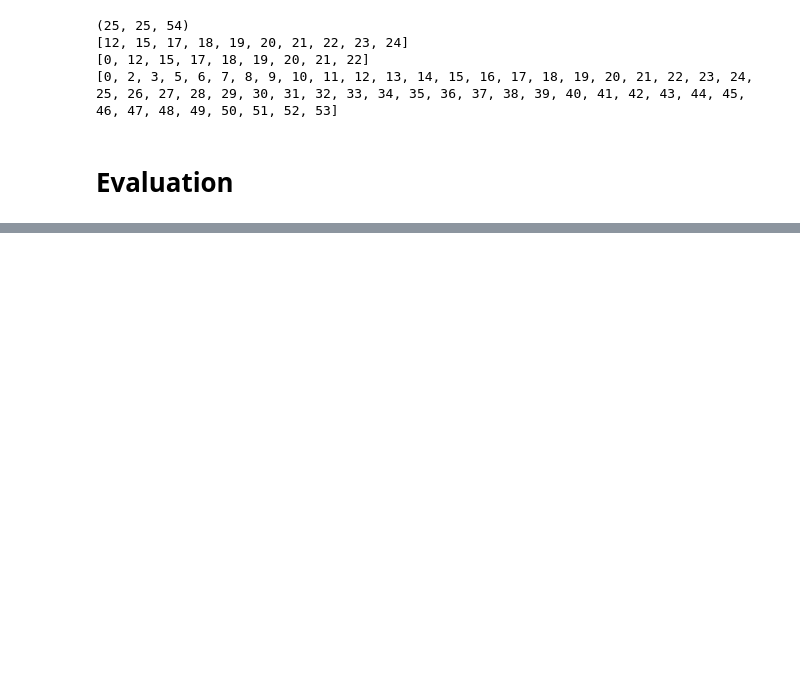
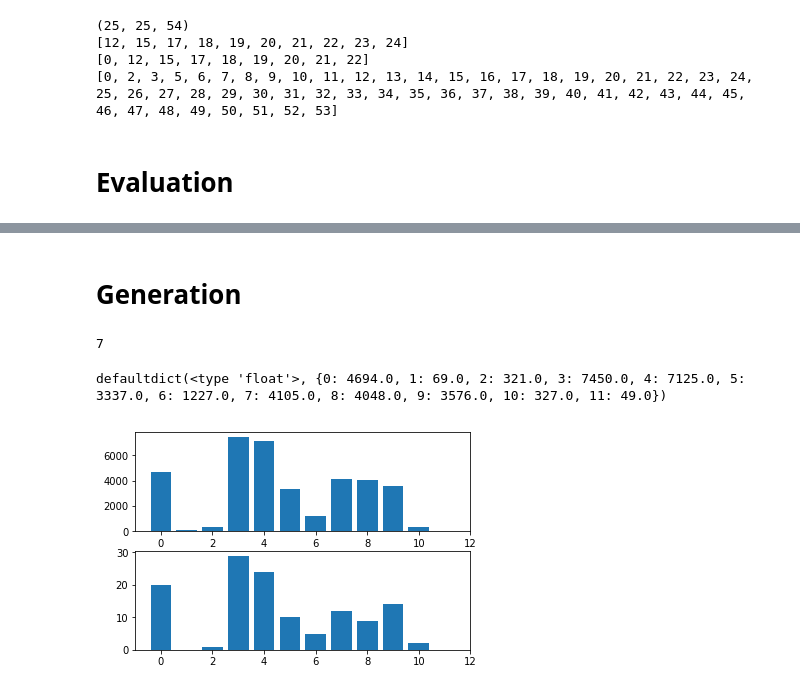
Before and after one commit to adrian-valente/evamus, a Jupyter notebook: src/Evaluation-pipeline.ipynb, the cells around one changed output, grey strips where cells are left out. Drawn from its saved outputs; the diff is of its cells as text; code cells hidden in the pictures; blank space fills up the shorter version.

```diff
--- a/src/Evaluation-pipeline.ipynb
+++ b/src/Evaluation-pipeline.ipynb
@@ -127,0 +174,20 @@ plot_metric(train_losses, "Train Log-Likelihood", uniform=log(1./(25*25*54)))
+# %% [markdown]
+# Generation
+# %%
+import numpy as np
+i = np.argmax(metrics['fungram-test']['accuracy_global'])
+print(i)
+model = models['fungram'][i]
+gen_data = model.generate_data(write_MIDI=True, dictionaries=dictionaries)
+# %% [output]
+7
+# %%
+from utils.evaluation import analyze_chords
+gen_data = {}
+gen_data['dTseqs'] = [song['dTseqs']]
+gen_data['tseqs'] = [song['tseqs']]
+gen_data['pitchseqs'] = [song['pitchseqs']]
+analyze_chords(dataset, gen_data)
+# %% [output]
+defaultdict(<type 'float'>, {0: 4694.0, 1: 69.0, 2: 321.0, 3: 7450.0, 4: 7125.0, 5: 3337.0, 6: 1227.0, 7: 4105.0, 8: 4048.0, 9: 3576.0, 10: 327.0, 11: 49.0})
+[figure, added]
```
Also changed, not shown: parts of 6 cells of this notebook, 4 other files.
